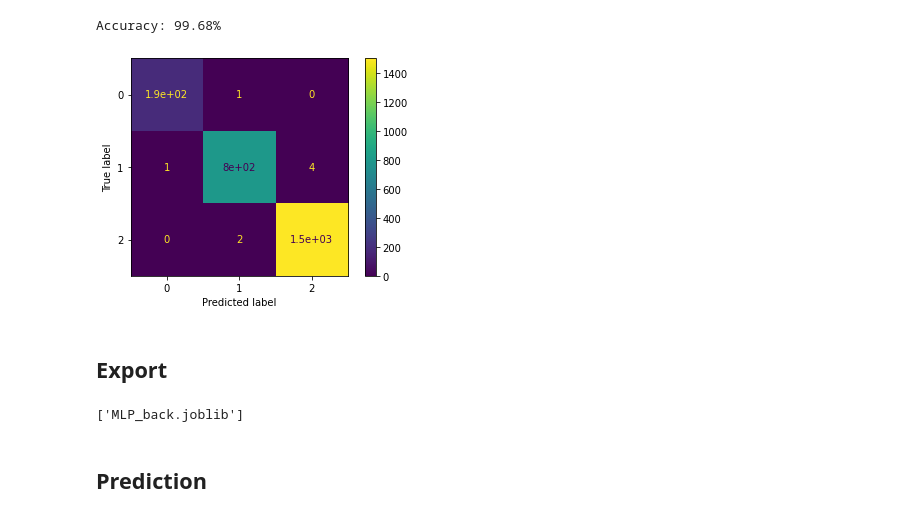
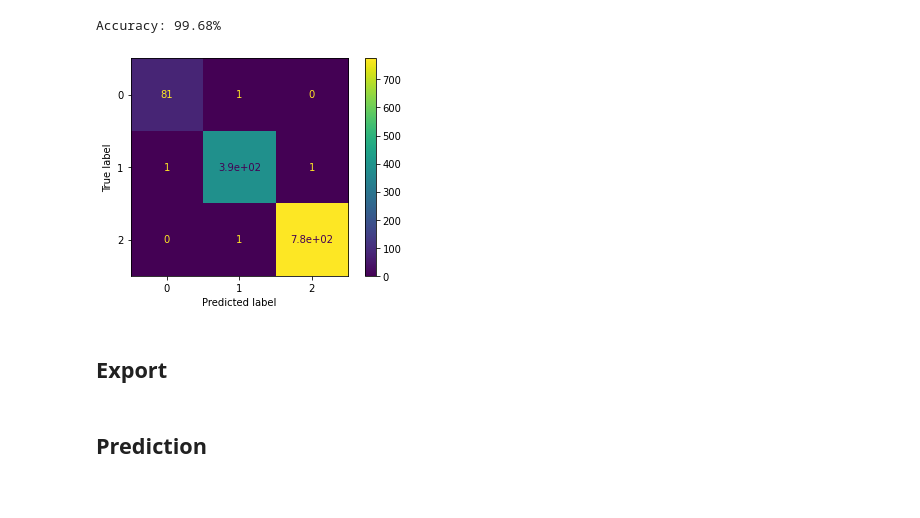
Before and after one commit to Sulasdeli/SecRiskAI, a Jupyter notebook: notebooks/train_evaluate_export_models.ipynb, the cells around one changed output. Saved outputs shown, nothing was run; the diff lists cells and outputs as text; code cells hidden in the pictures.

```diff
--- a/notebooks/train_evaluate_export_models.ipynb
+++ b/notebooks/train_evaluate_export_models.ipynb
@@ -44,7 +44,7 @@ def get_categorized_risk(weighted_risk, low_medium_boundary = 1.0, medium_high_b
   else:
       return "HIGH"
 # %%
-data = generate_data(nr_entries = 10000)
+data = generate_data(nr_entries = 5000)
 # %%
 data.head()
 # %% [output]
@@ -377,12 +356,15 @@ Predicted RISK is: MEDIUM
 # Multilayer Perceptron (MLP) using Backpropagation
 # %%
 from sklearn.neural_network import MLPClassifier
+# %%
+# Data here is normalized
+X_train, X_test, y_train, y_test = train_test_split(normalized_data[features].values, data["Risk"].values)
 # %%
 clf = MLPClassifier(activation='tanh', solver='lbfgs', alpha=1e-5, hidden_layer_sizes=(5, 2), max_iter=10000)
 # %% [markdown]
 ## Train
 # %%
-clf.fit(X_train_normalized, y_train)
+clf.fit(X_train, y_train)
 # %% [output]
 MLPClassifier(activation='tanh', alpha=1e-05, batch_size='auto', beta_1=0.9,
               beta_2=0.999, early_stopping=False, epsilon=1e-08,
@@ -420,16 +402,14 @@ print('Accuracy: {0:.2%}'.format(accuracy))
 # %% [output]
 Accuracy: 99.68%
 # %%
-plot_confusion_matrix(clf, X_test_normalized, y_test)
+plot_confusion_matrix(clf, X_test, y_test)
 plt.show()
 # %% [output]
-[figure, old version]
+[figure, new version]
 # %% [markdown]
 ## Export
 # %%
-dump(clf, 'MLP_back.joblib')
+dump(clf, 'MLP_classifier.joblib')
-# %% [output]
-['MLP_back.joblib']
 # %% [markdown]
 ## Prediction
 # %%
```
Also changed, not shown: parts of 29 cells of this notebook, 1 other file.
